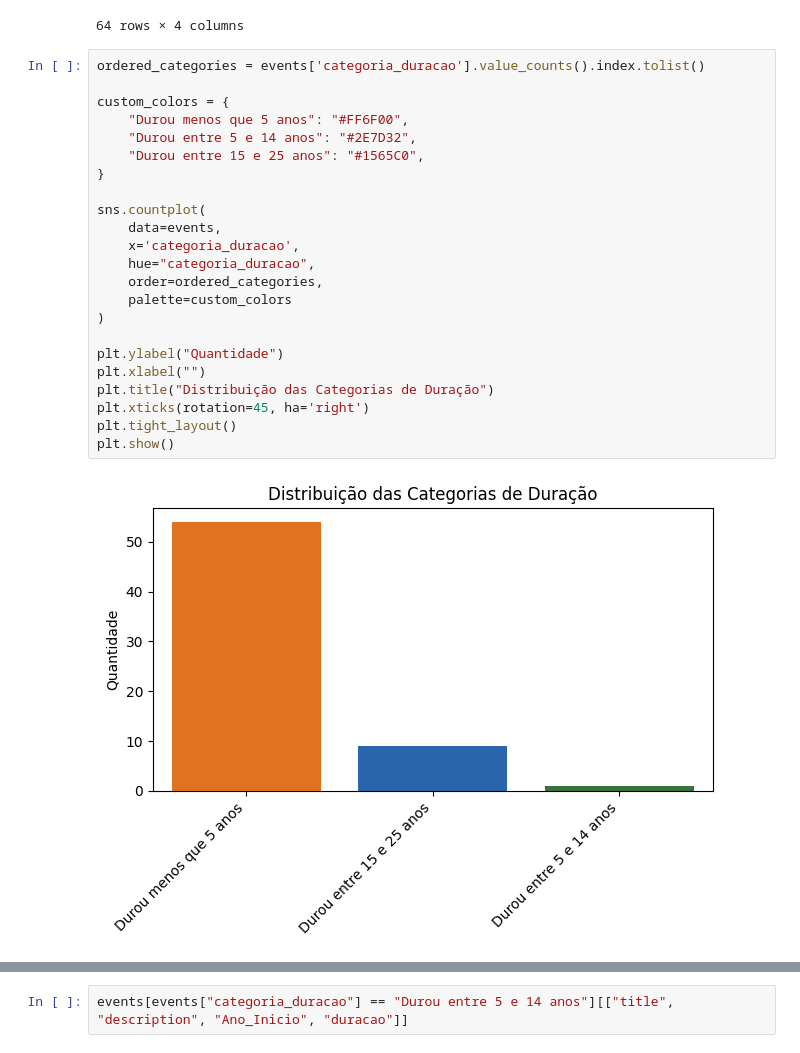
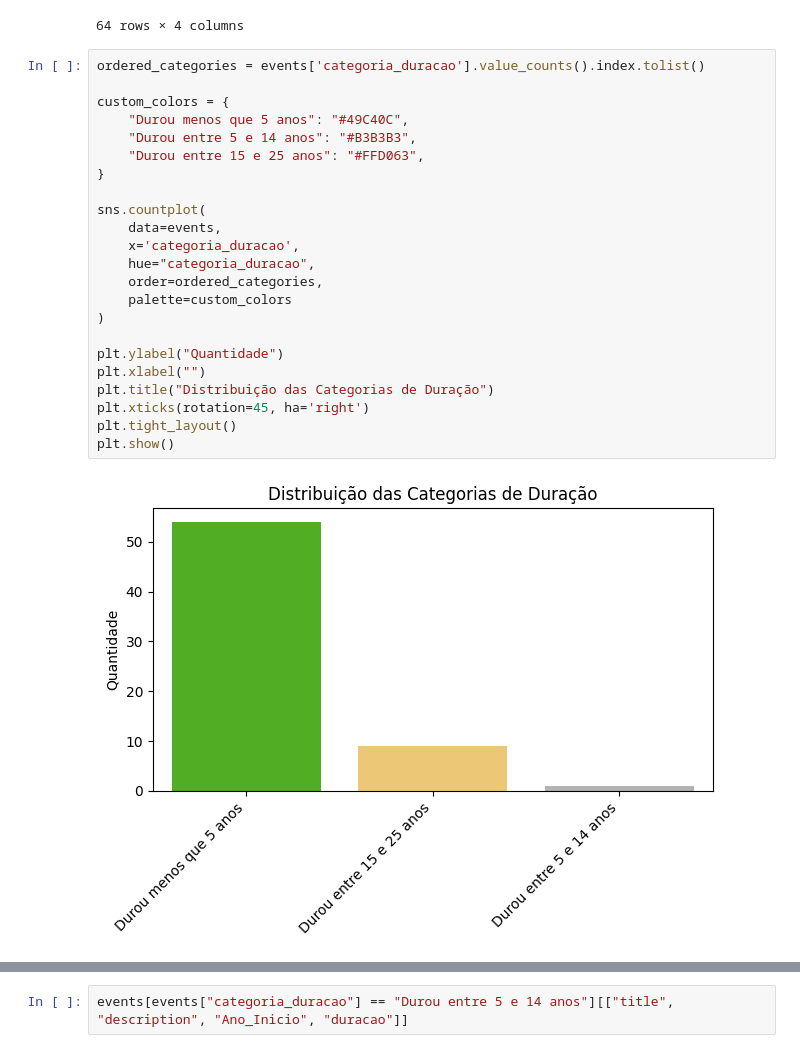
Before and after one commit to thamyrissacamoto/MarvelAPI, a Jupyter notebook: AnalisandoInsights.ipynb, the cells around one changed output, grey strips where cells are left out. Cells and saved outputs as stored; diff of their text form.

```diff
--- a/AnalisandoInsights.ipynb
+++ b/AnalisandoInsights.ipynb
@@ -595,28 +598,28 @@ events[["title", "description", "duracao", "comics.available"]].sort_values(by="
 # %%
 ordered_categories = events['categoria_duracao'].value_counts().index.tolist()
 
 custom_colors = {
-    "Durou menos que 5 anos": "#FF6F00",
-    "Durou entre 5 e 14 anos": "#2E7D32",
-    "Durou entre 15 e 25 anos": "#1565C0",
+    "Durou menos que 5 anos": "#49C40C",
+    "Durou entre 5 e 14 anos": "#B3B3B3",
+    "Durou entre 15 e 25 anos": "#FFD063",
 }
 
 sns.countplot(
     data=events,
     x='categoria_duracao',
     hue="categoria_duracao",
     order=ordered_categories,
     palette=custom_colors
 )
 
 plt.ylabel("Quantidade")
 plt.xlabel("")
 plt.title("Distribuição das Categorias de Duração")
 plt.xticks(rotation=45, ha='right')
 plt.tight_layout()
 plt.show()
 # %% [output]
-[figure, old version]
+[figure, new version]
 # %%
 counts = events['categoria_duracao'].value_counts()
 
```
Also changed, not shown: parts of 17 cells of this notebook.
